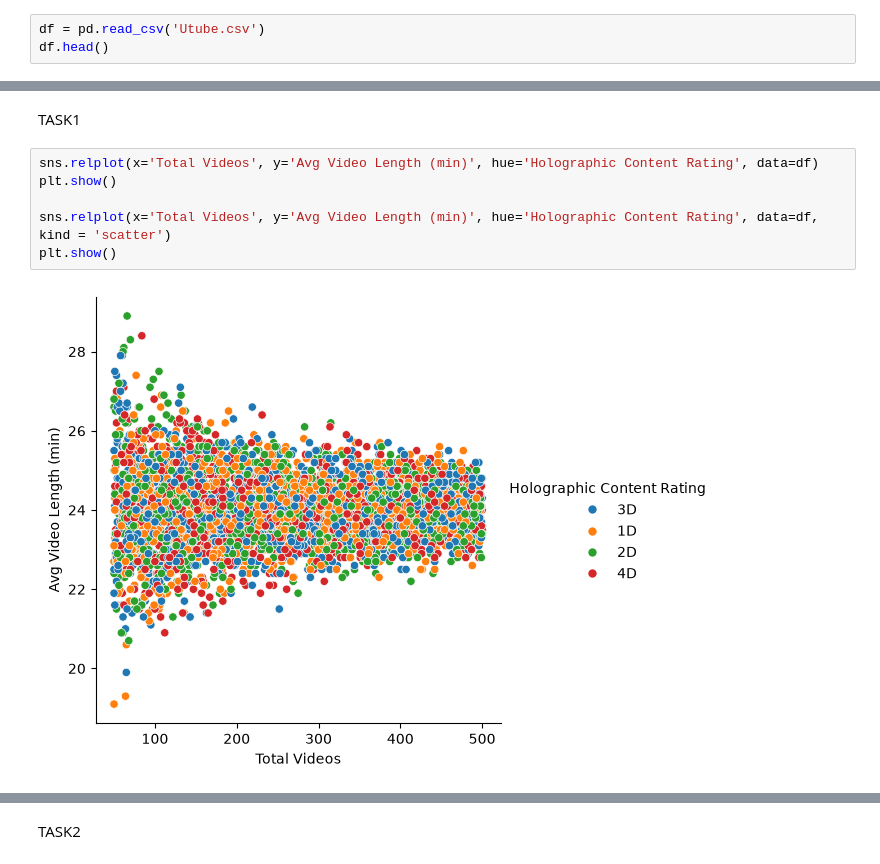
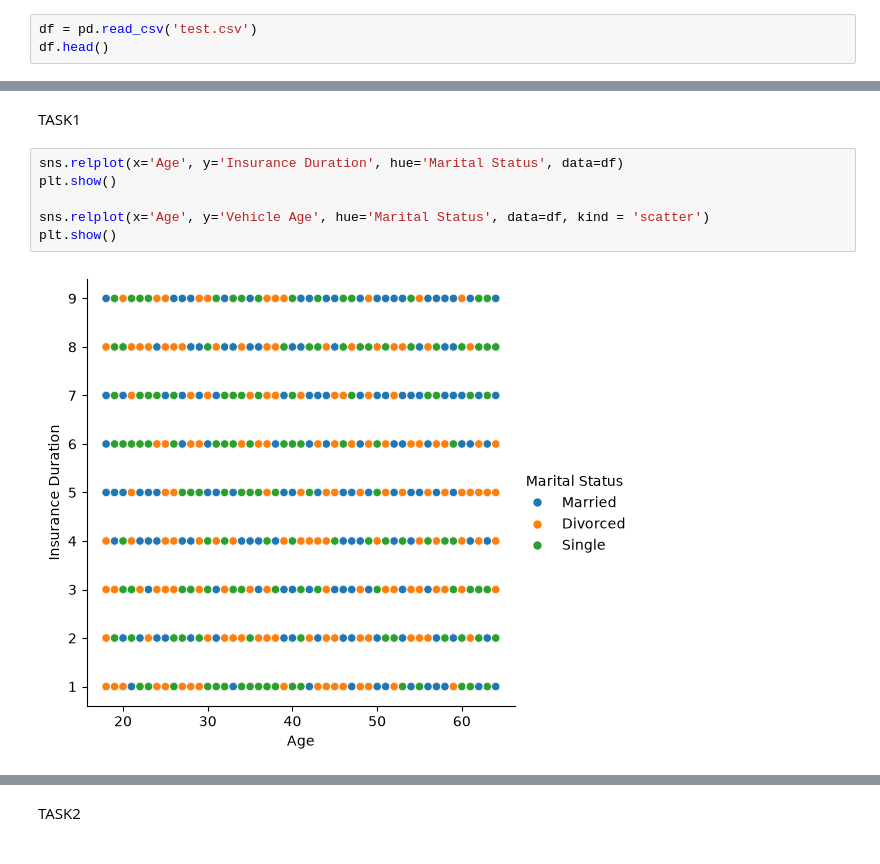
Before and after one commit to ak4shyadav/Seaborn, a Jupyter notebook: GenAI-Task12-AKASHYADAV/Assignment12.ipynb, the cells around one changed output, grey strips where cells are left out. Drawn from its saved outputs; the diff is of its cells as text.

```diff
--- a/GenAI-Task12-AKASHYADAV/Assignment12.ipynb
+++ b/GenAI-Task12-AKASHYADAV/Assignment12.ipynb
@@ -4,6 +3,6 @@ import pandas as pd
 import matplotlib.pyplot as plt
 import seaborn as sns
 # %%
-df = pd.read_csv('Utube.csv')
+df = pd.read_csv('test.csv')
 df.head()
 # %% [output]
@@ -16,10 +15,10 @@ df.head()
 # %% [markdown]
 TASK1
 # %%
-sns.relplot(x='Total Videos', y='Avg Video Length (min)', hue='Holographic Content Rating', data=df)
+sns.relplot(x='Age', y='Insurance Duration', hue='Marital Status', data=df)
 plt.show()
 
-sns.relplot(x='Total Videos', y='Avg Video Length (min)', hue='Holographic Content Rating', data=df, kind = 'scatter')
+sns.relplot(x='Age', y='Vehicle Age', hue='Marital Status', data=df, kind = 'scatter')
 plt.show()
 # %% [output]
-[figure, old version]
+[figure, new version]
```
Also changed, not shown: parts of 8 cells of this notebook, 4 other files.
